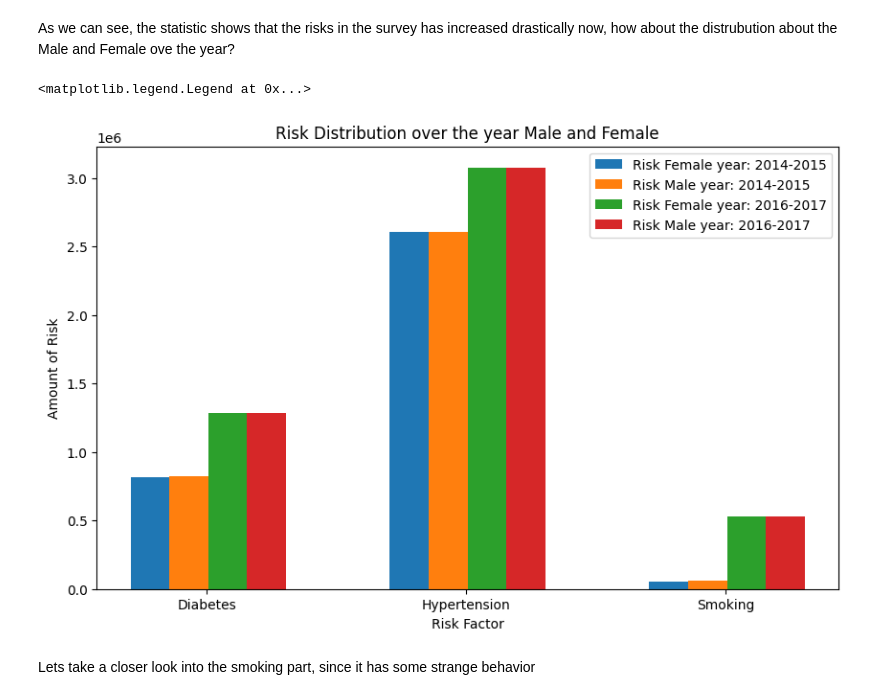
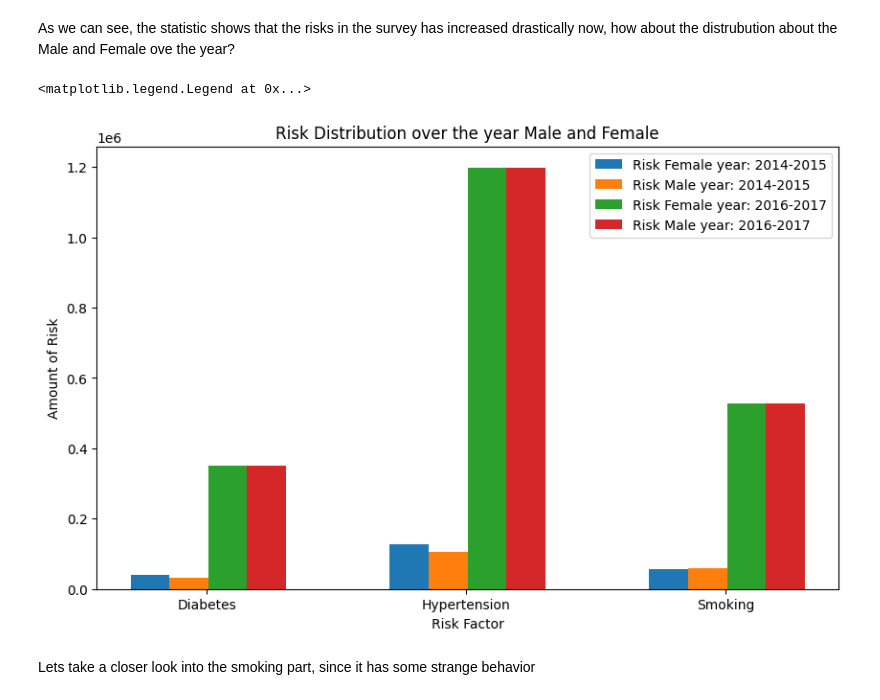
Before and after one commit to AntonioLeoneSolentUni/DataScienceAsseignment, a Jupyter notebook: mainHandin.ipynb, the cells around one changed output. Drawn from its saved outputs; the diff is of its cells as text; code cells hidden in the pictures.

```diff
--- a/mainHandin.ipynb
+++ b/mainHandin.ipynb
@@ -225,34 +226,34 @@ now, how about the distrubution about the Male and Female ove the year?
 # %%
 
 # Getting all the data out of the Dataframe
-yearRiskFemale2014 = {risk:  df[(df['RiskFactor'] == risk) & (df['RiskFactorResponse'] == 'Yes') | (df['RiskFactorResponse'] == 'Current smoker' ) & (df['YearStart'] == 2014) & (df['Gender'] == 'Female')]['Sample_Size'].sum()  for risk in riskFactors}
-yearRiskMale2014 = {risk:  df[(df['RiskFactor'] == risk) & (df['RiskFactorResponse'] == 'Yes') | (df['RiskFactorResponse'] == 'Current smoker' ) & (df['YearStart'] == 2014) & (df['Gender'] == 'Male')]['Sample_Size'].sum()  for risk in riskFactors}
-yearRiskFemale2016 = {risk:  df[(df['RiskFactor'] == risk) & (df['RiskFactorResponse'] == 'Yes') | (df['RiskFactorResponse'] == 'Current smoker' ) & (df['YearStart'] == 2016) & (df['Gender'] == 'Female')]['Sample_Size'].sum()  for risk in riskFactors}
-yearRiskMale2016 = {risk:  df[(df['RiskFactor'] == risk) & (df['RiskFactorResponse'] == 'Yes') | (df['RiskFactorResponse'] == 'Current smoker' ) & (df['YearStart'] == 2016) & (df['Gender'] == 'Female')]['Sample_Size'].sum()  for risk in riskFactors}
+yearRiskFemale2014 = {risk:  df[(df['RiskFactor'] == risk) & ((df['RiskFactorResponse'] == 'Yes') | (df['RiskFactorResponse'] == 'Current smoker' )) & (df['YearStart'] == 2014) & (df['Gender'] == 'Female')]['Sample_Size'].sum()  for risk in riskFactors}
+yearRiskMale2014 = {risk:  df[(df['RiskFactor'] == risk) & ((df['RiskFactorResponse'] == 'Yes') | (df['RiskFactorResponse'] == 'Current smoker' )) & (df['YearStart'] == 2014) & (df['Gender'] == 'Male')]['Sample_Size'].sum()  for risk in riskFactors}
+yearRiskFemale2016 = {risk:  df[(df['RiskFactor'] == risk) & ((df['RiskFactorResponse'] == 'Yes') | (df['RiskFactorResponse'] == 'Current smoker' )) & (df['YearStart'] == 2016) & (df['Gender'] == 'Female')]['Sample_Size'].sum()  for risk in riskFactors}
+yearRiskMale2016 = {risk:  df[(df['RiskFactor'] == risk) & ((df['RiskFactorResponse'] == 'Yes') | (df['RiskFactorResponse'] == 'Current smoker' )) & (df['YearStart'] == 2016) & (df['Gender'] == 'Female')]['Sample_Size'].sum()  for risk in riskFactors}
 
 #Building the Bar char
 
 
 bar_width = 0.15
 r1 = np.arange(len(riskFactors))
 r2 = [x + bar_width for x in r1]
 r3 = [x + bar_width for x in r2]
 r4 = [x + bar_width for x in r3]
 
 fig, ax  = plt.subplots(figsize=(10, 6))
 ax.bar(r1, yearRiskFemale2014.values(),width=bar_width, label='Risk Female year: 2014-2015')
 ax.bar(r2, yearRiskMale2014.values(),width=bar_width, label='Risk Male year: 2014-2015')
 ax.bar(r3, yearRiskFemale2016.values(),width=bar_width, label='Risk Female year: 2016-2017')
 ax.bar(r4, yearRiskMale2016.values(),width=bar_width, label='Risk Male year: 2016-2017')
 ax.set_xticks(([r + (bar_width + 0.07)  for r in range(len(riskFactors))]))
 ax.set_xticklabels(riskFactors)
 ax.set_title('Risk Distribution over the year Male and Female')
 ax.set_xlabel('Risk Factor')
 ax.set_ylabel('Amount of Risk')
 ax.legend()
 # %% [output]
 <matplotlib.legend.Legend at 0x...>
-[figure, old version]
+[figure, new version]
 # %% [markdown]
 Lets take a closer look into the smoking part, since it has some strange behavior
 # %%
```
Also changed, not shown: parts of 3 cells of this notebook.
